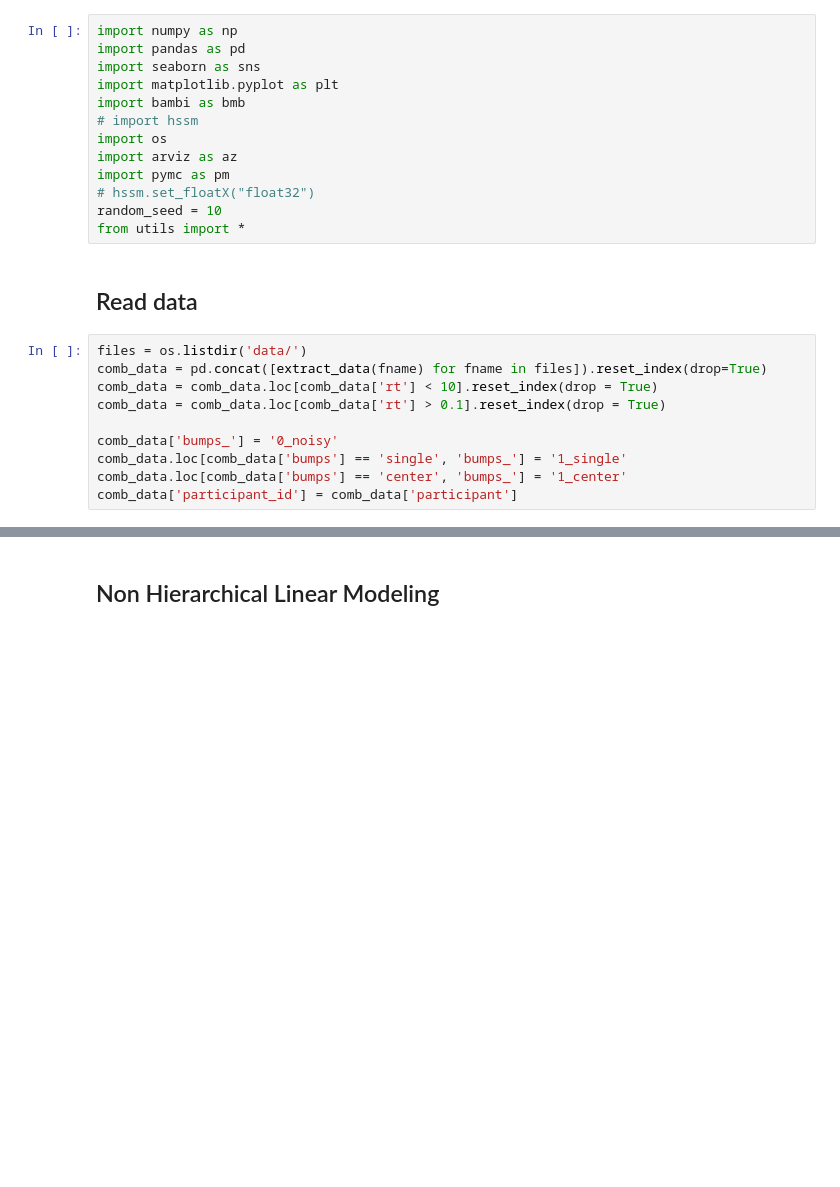
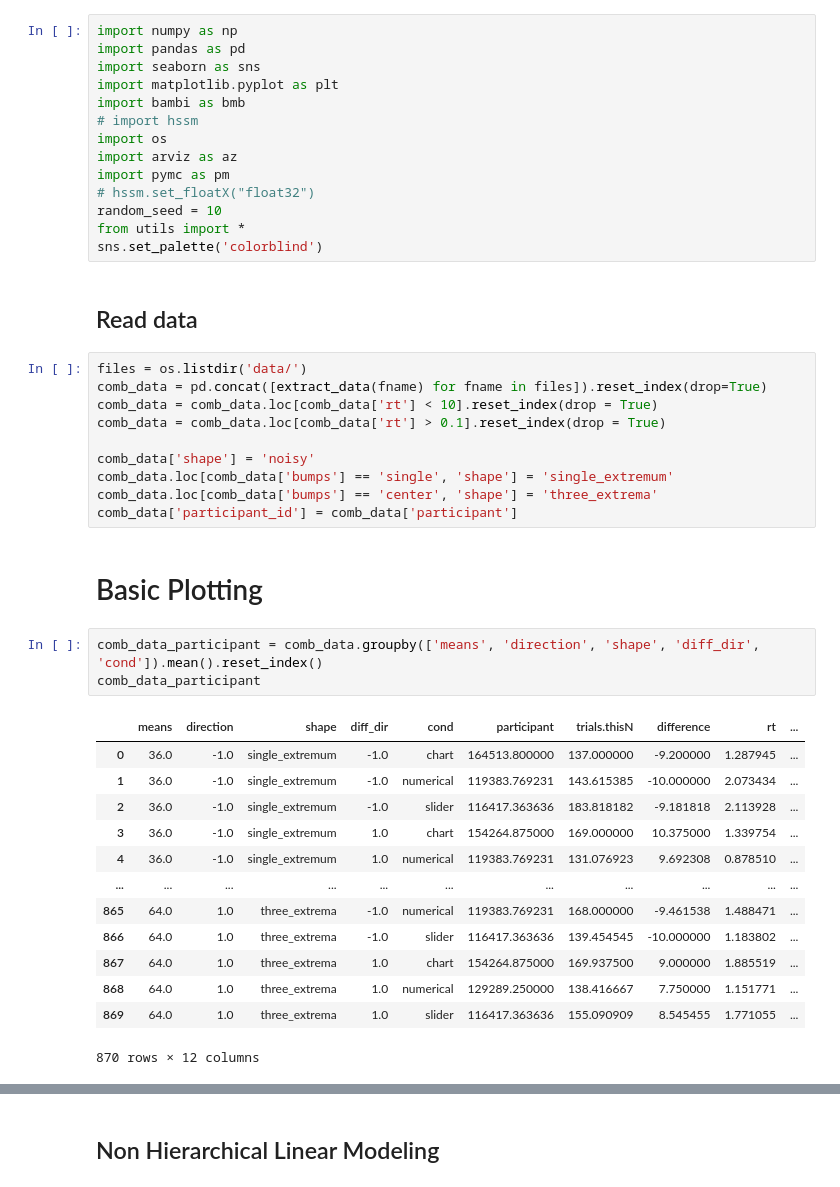
Before and after one commit to tejas-savalia/datavis_05, a Jupyter notebook: analysis_sandbox.ipynb, the cells around one changed output, grey strips where cells are left out. Saved outputs shown, nothing was run; the diff lists cells and outputs as text; blank space fills up the shorter version.

```diff
--- a/analysis_sandbox.ipynb
+++ b/analysis_sandbox.ipynb
@@ -11,6 +11,7 @@ import pymc as pm
 # hssm.set_floatX("float32")
 random_seed = 10
 from utils import *
+sns.set_palette('colorblind')
 # %% [markdown]
 ## Read data
 # %%
@@ -19,7 +20,26 @@ comb_data = pd.concat([extract_data(fname) for fname in files]).reset_index(drop
 comb_data = comb_data.loc[comb_data['rt'] < 10].reset_index(drop = True)
 comb_data = comb_data.loc[comb_data['rt'] > 0.1].reset_index(drop = True)
 
-comb_data['bumps_'] = '0_noisy'
-comb_data.loc[comb_data['bumps'] == 'single', 'bumps_'] = '1_single'
-comb_data.loc[comb_data['bumps'] == 'center', 'bumps_'] = '1_center'
+comb_data['shape'] = 'noisy'
+comb_data.loc[comb_data['bumps'] == 'single', 'shape'] = 'single_extremum'
+comb_data.loc[comb_data['bumps'] == 'center', 'shape'] = 'three_extrema'
 comb_data['participant_id'] = comb_data['participant']
+# %% [markdown]
+# Basic Plotting
+# %%
+comb_data_participant = comb_data.groupby(['means', 'direction', 'shape', 'diff_dir', 'cond']).mean().reset_index()
+comb_data_participant
+# %% [output]
+|  | means | direction | shape | diff_dir | cond | participant | trials.thisN | difference | rt | ... |
+| 0 | 36.0 | -1.0 | single_extremum | -1.0 | chart | 164513.800000 | 137.000000 | -9.200000 | 1.287945 | ... |
+| 1 | 36.0 | -1.0 | single_extremum | -1.0 | numerical | 119383.769231 | 143.615385 | -10.000000 | 2.073434 | ... |
+| 2 | 36.0 | -1.0 | single_extremum | -1.0 | slider | 116417.363636 | 183.818182 | -9.181818 | 2.113928 | ... |
+| 3 | 36.0 | -1.0 | single_extremum | 1.0 | chart | 154264.875000 | 169.000000 | 10.375000 | 1.339754 | ... |
+| 4 | 36.0 | -1.0 | single_extremum | 1.0 | numerical | 119383.769231 | 131.076923 | 9.692308 | 0.878510 | ... |
+| ... | ... | ... | ... | ... | ... | ... | ... | ... | ... | ... |
+| 865 | 64.0 | 1.0 | three_extrema | -1.0 | numerical | 119383.769231 | 168.000000 | -9.461538 | 1.488471 | ... |
+| 866 | 64.0 | 1.0 | three_extrema | -1.0 | slider | 116417.363636 | 139.454545 | -10.000000 | 1.183802 | ... |
+| 867 | 64.0 | 1.0 | three_extrema | 1.0 | chart | 154264.875000 | 169.937500 | 9.000000 | 1.885519 | ... |
+| 868 | 64.0 | 1.0 | three_extrema | 1.0 | numerical | 129289.250000 | 138.416667 | 7.750000 | 1.151771 | ... |
+| 869 | 64.0 | 1.0 | three_extrema | 1.0 | slider | 116417.363636 | 155.090909 | 8.545455 | 1.771055 | ... |
+870 rows × 12 columns
```
Also changed, not shown: parts of 43 cells of this notebook, 26 other files.
